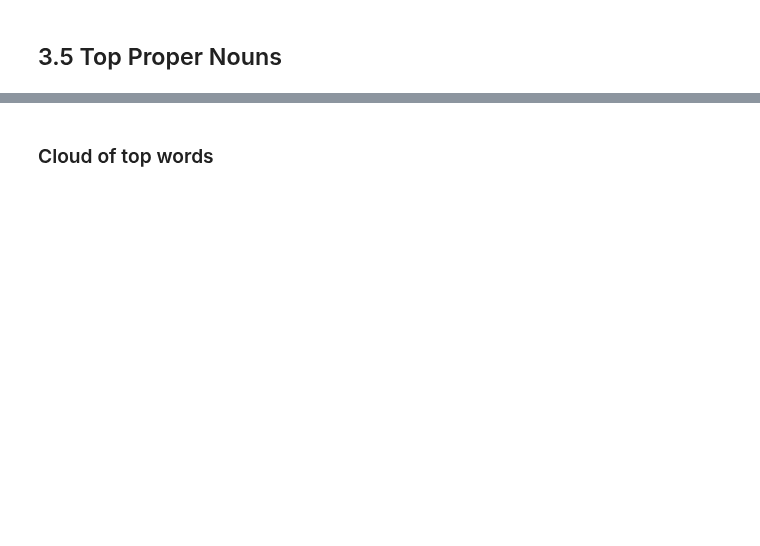
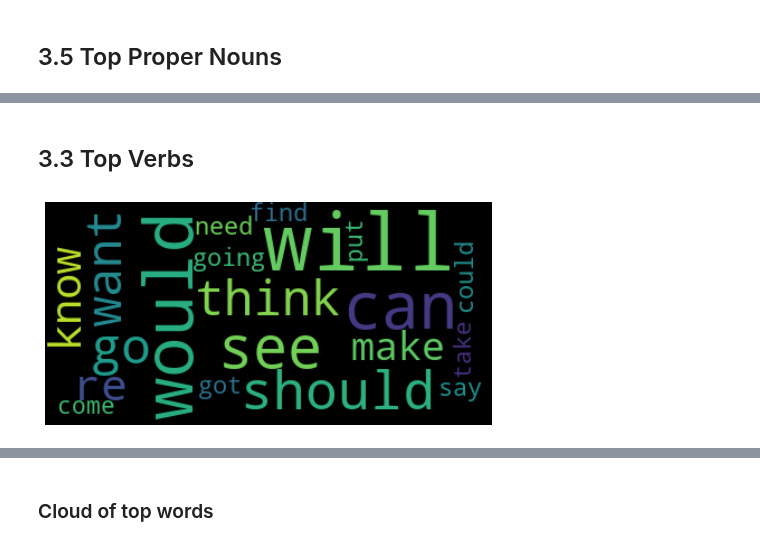
Before and after one commit to martinaviggiano/textsent_project, a Jupyter notebook: 02. Data Analysis.ipynb, the cells around one changed output, grey strips where cells are left out. Drawn from its saved outputs; the diff is of its cells as text; code cells hidden in the pictures; blank space fills up the shorter version.

```diff
--- a/02. Data Analysis.ipynb
+++ b/02. Data Analysis.ipynb
@@ -134,6 +137,7 @@ all_pos = data['POS_spacy'].sum()
 all_adjs = [x[0] for x in all_pos if x[1] == "ADJ"]
 all_nouns = [x[0] for x in all_pos if x[1] == "NOUN"]
 all_propn = [x[0] for x in all_pos if x[1] == "PROPN"]
+all_verbs = [x[0] for x in all_pos if x[1] == "VERB"]
 # %%
 hate = data.loc[data["label"] == 1]
 # %%
@@ -142,6 +146,7 @@ all_pos_hate = hate['POS_spacy'].sum()
 all_adjs_hate = [x[0] for x in all_pos_hate if x[1] == "ADJ"]
 all_nouns_hate = [x[0] for x in all_pos_hate if x[1] == "NOUN"]
 all_propn_hate = [x[0] for x in all_pos_hate if x[1] == "PROPN"]
+all_verbs_hate = [x[0] for x in all_pos_hate if x[1] == "VERB"]
 # %% [markdown]
 ## 3.2 Top POS
 # %%
@@ -413,0 +423,29 @@ plt.show()
+# %% [markdown]
+## 3.3 Top Verbs
+# %%
+verb_counter = {}
+for word in all_verbs:
+    if word in verb_counter:
+        verb_counter[word] += 1
+    else:
+        verb_counter[word] = 1
+
+top_20_verb = {k: v for k, v in sorted(verb_counter.items(), key=lambda item: item[1], reverse=True)[:20]}
+# %%
+verb_counter1 = {}
+for word in all_verbs_hate:
+    if word in verb_counter1:
+        verb_counter1[word] += 1
+    else:
+        verb_counter1[word] = 1
+
+top_20_verb1 = {k: v for k, v in sorted(verb_counter1.items(), key=lambda item: item[1], reverse=True)[:20]}
+# %%
+wc_v_hate = WordCloud().generate_from_frequencies(top_20_verb1)
+plt.figure(figsize=(8,5))
+plt.imshow(wc_v_hate, interpolation="bilinear")
+plt.axis("off")
+wc_v_hate.to_file("images_d\wc_v_hate.png")
+plt.show()
+# %% [output]
+[figure, added]
```
Also changed, not shown: parts of 44 cells of this notebook, 25 other files.
